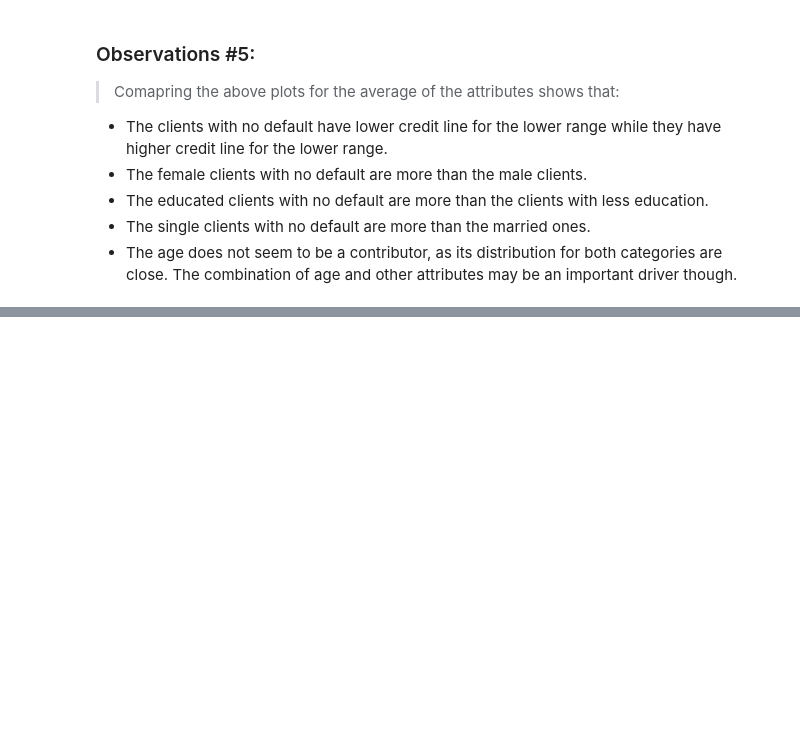
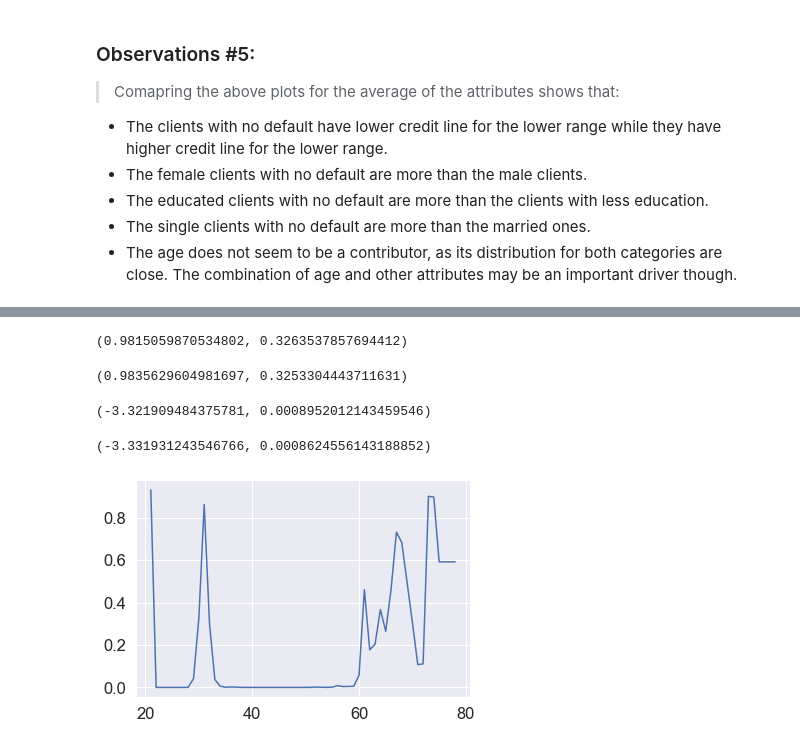
Before and after one commit to helnazsoltani/default-of-credit-card-clients, a Jupyter notebook: default-of-credit-card-clients.ipynb, the cells around one changed output, grey strips where cells are left out. Drawn from its saved outputs; the diff is of its cells as text; code cells hidden in the pictures; blank space fills up the shorter version.

```diff
--- a/default-of-credit-card-clients.ipynb
+++ b/default-of-credit-card-clients.ipynb
@@ -590,0 +594,3 @@ del temp_col_default
+# %%
+# Defining credit utilization
+df['credit_usage'] = (df['bill_aug'] + df['bill_jul'] + df['bill_jun'] + df['bill_may'] + df['bill_apr']) / 5 / df['credit_limit']
@@ -590,0 +815,67 @@ del temp_col_default
+# %%
+# Welch’s t-test
+
+df_age_le30 = df[df['age'] <= 30]
+df_age_m30 = df[df['age'] > 30]
+stat, p_val = stats.ttest_ind(df_age_le30['next_default_payment'], df_age_m30['next_default_payment'], equal_var = False)
+
+del df_age_le30
+del df_age_m30
+
+stat, p_val
+# %% [output]
+(0.9815059870534802, 0.3263537857694412)
+# %%
+# z-test
+
+age_le30 = df.query('age <= 30')['next_default_payment'].sum()
+age_m30 = df.query('age > 30')['next_default_payment'].sum()
+n_age_le30 = df.query('age <= 30').shape[0]
+n_age_m30 = df.query('age > 30').shape[0]
+
+z_stat, p_value = proportions_ztest([age_le30, age_m30], [n_age_le30, n_age_m30], alternative = 'two-sided')
+z_stat, p_value
+# %% [output]
+(0.9835629604981697, 0.3253304443711631)
+# %%
+# Welch’s t-test
+
+df_age_le35 = df[df['age'] <= 35]
+df_age_m35 = df[df['age'] > 35]
+stat, p_val = stats.ttest_ind(df_age_le35['next_default_payment'], df_age_m35['next_default_payment'], equal_var = False)
+
+del df_age_le35
+del df_age_m35
+
+stat, p_val
+# %% [output]
+(-3.321909484375781, 0.0008952012143459546)
+# %%
+# z-test
+
+age_le35 = df.query('age <= 35')['next_default_payment'].sum()
+age_m35 = df.query('age > 35')['next_default_payment'].sum()
+n_age_le35 = df.query('age <= 35').shape[0]
+n_age_m35 = df.query('age > 35').shape[0]
+
+z_stat, p_value = proportions_ztest([age_le35, age_m35], [n_age_le35, n_age_m35], alternative = 'two-sided')
+z_stat, p_value
+# %% [output]
+(-3.331931243546766, 0.0008624556143188852)
+# %%
+# z-test for "age" column
+
+x_age = np.arange(df['age'].min(), df['age'].max() + 1)
+
+p_value_age = []
+for i in x_age:
+    age_le = df[df['age'] <= i]['next_default_payment'].sum()
+    age_m = df[df['age'] > i]['next_default_payment'].sum()
+    n_age_le = df[df['age'] <= i].shape[0]
+    n_age_m = df[df['age'] > i].shape[0]
+    z_stat, p_value = proportions_ztest([age_le, age_m], [n_age_le, n_age_m], alternative = 'two-sided')
+    p_value_age.append(p_value)
+
+plt.plot(x_age, p_value_age);
+# %% [output]
+[figure, added]
```
Also changed, not shown: parts of 49 cells of this notebook.
